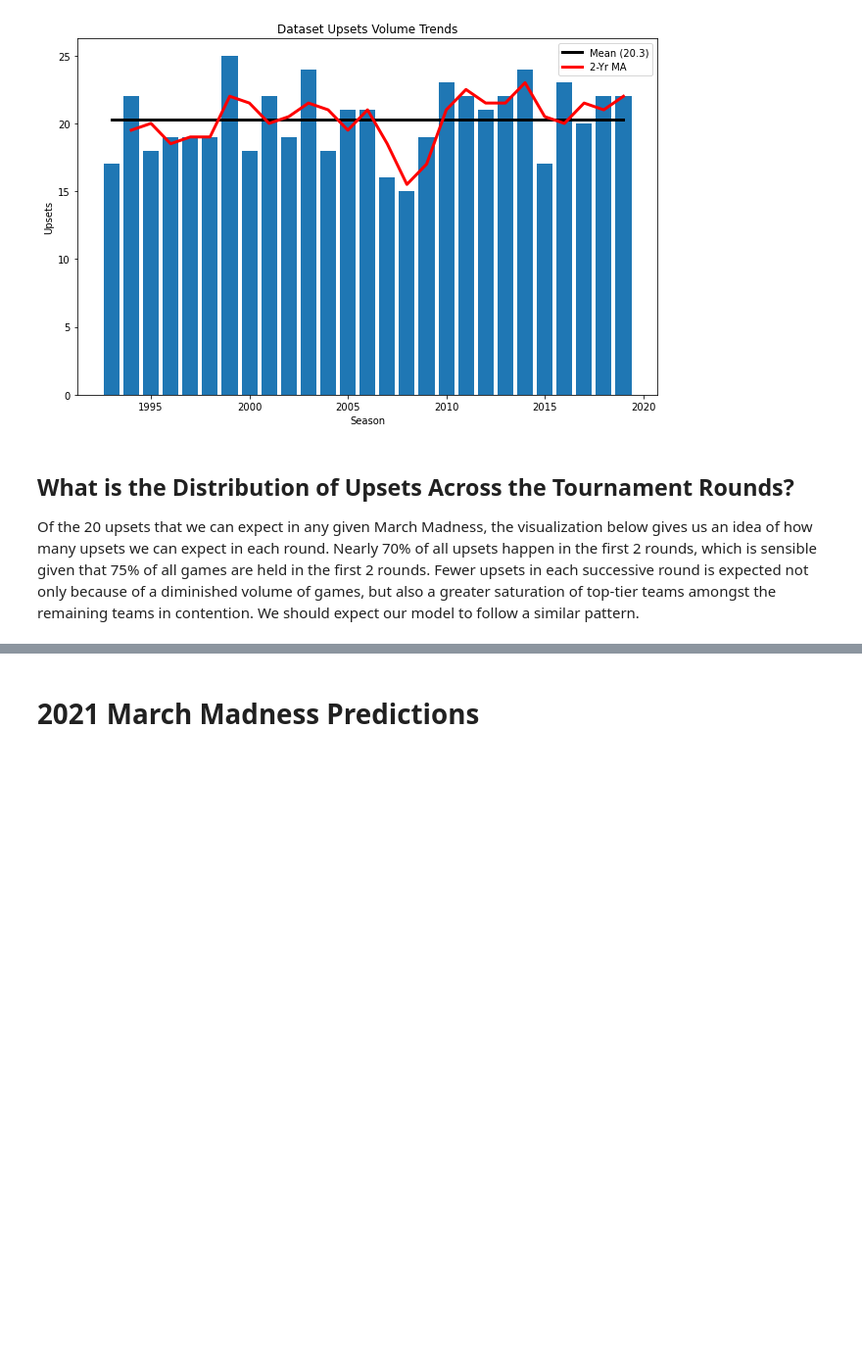
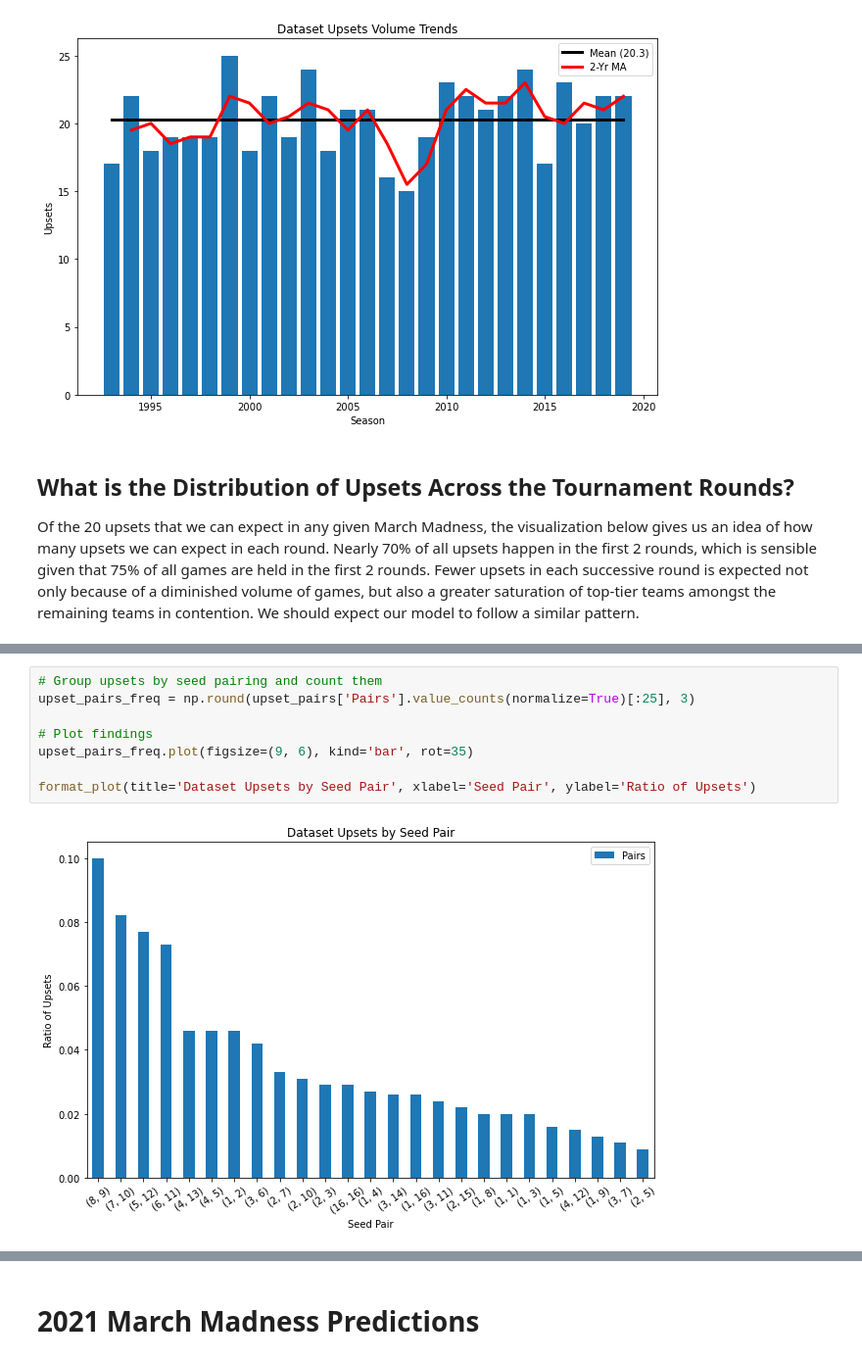
Before and after one commit to matthew-agard/March-Madness-Predictions, a Jupyter notebook: 2021/2021_March_Madness_Predictions.ipynb, the cells around one changed output, grey strips where cells are left out. Shown at 98% size. Saved outputs shown, nothing was run; the diff lists cells and outputs as text; blank space fills up the shorter version.

```diff
--- a/2021/2021_March_Madness_Predictions.ipynb
+++ b/2021/2021_March_Madness_Predictions.ipynb
@@ -559,0 +384,10 @@ weighted avg       0.82      0.82      0.82       350
+# %%
+# Group upsets by seed pairing and count them
+upset_pairs_freq = np.round(upset_pairs['Pairs'].value_counts(normalize=True)[:25], 3)
+
+# Plot findings
+upset_pairs_freq.plot(figsize=(9, 6), kind='bar', rot=35)
+
+format_plot(title='Dataset Upsets by Seed Pair', xlabel='Seed Pair', ylabel='Ratio of Upsets')
+# %% [output]
+[figure, added]
```
Also changed, not shown: parts of 57 cells of this notebook, 1 other file.
